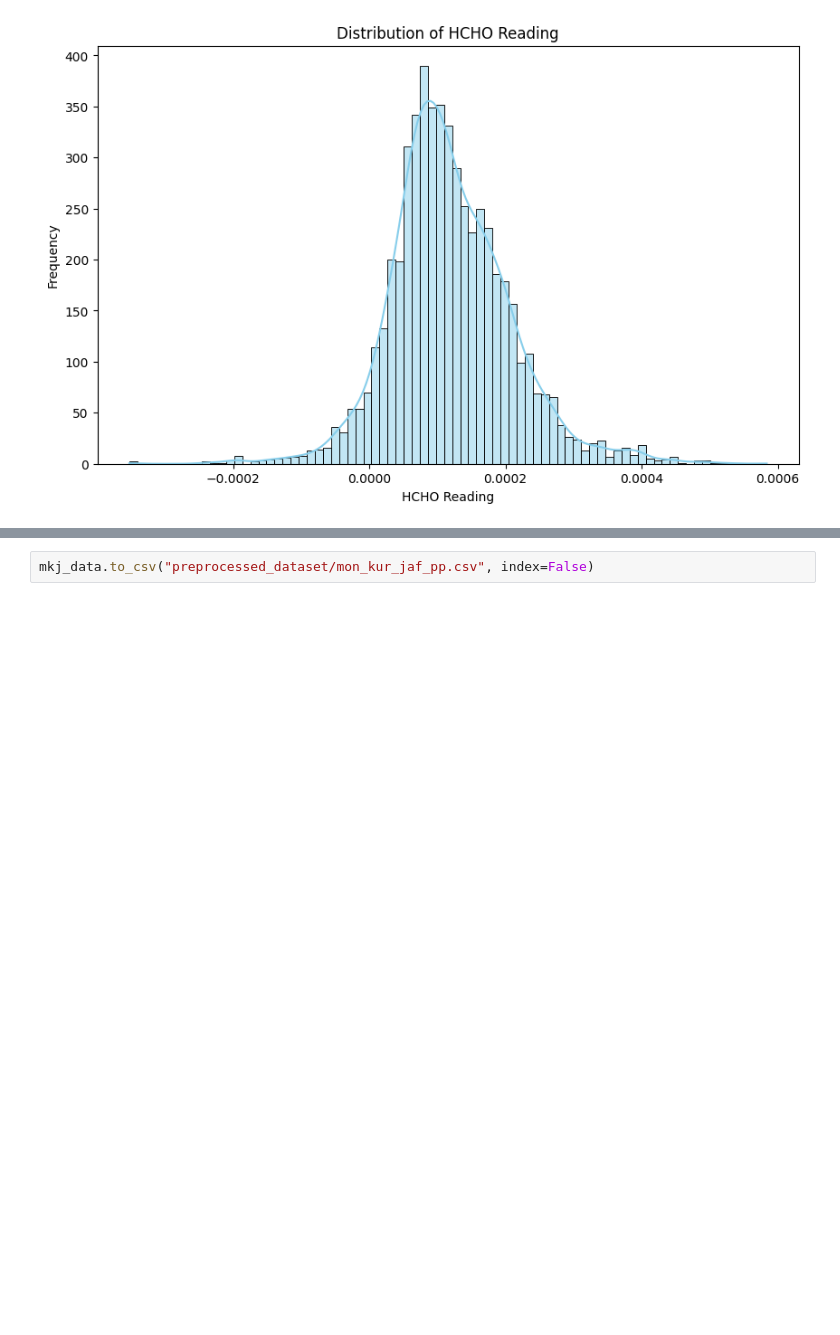
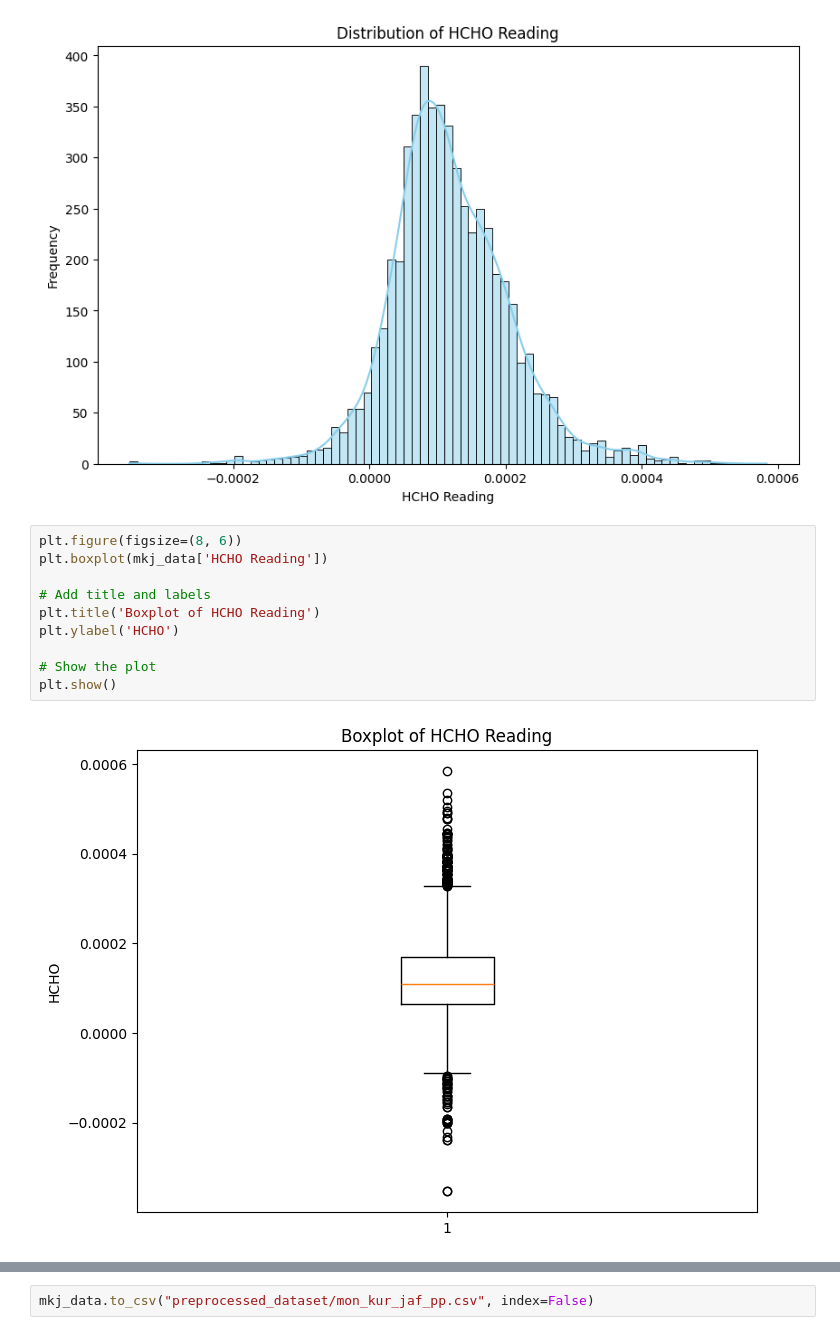
Before and after one commit to VinukaSilva/HCHO-Prediction, a Jupyter notebook: Pre Processing.ipynb, the cells around one changed output, grey strips where cells are left out. Saved outputs shown, nothing was run; the diff lists cells and outputs as text; blank space fills up the shorter version.

```diff
--- a/Pre Processing.ipynb
+++ b/Pre Processing.ipynb
@@ -653,3 +653,15 @@ plt.ylabel('Frequency')
 plt.show()
 # %% [output]
 [figure]
+# %%
+plt.figure(figsize=(8, 6))
+plt.boxplot(mkj_data['HCHO Reading'])
+
+# Add title and labels
+plt.title('Boxplot of HCHO Reading')
+plt.ylabel('HCHO')
+
+# Show the plot
+plt.show()
+# %% [output]
+[figure, added]
```
Also changed, not shown: parts of 2 cells of this notebook.
